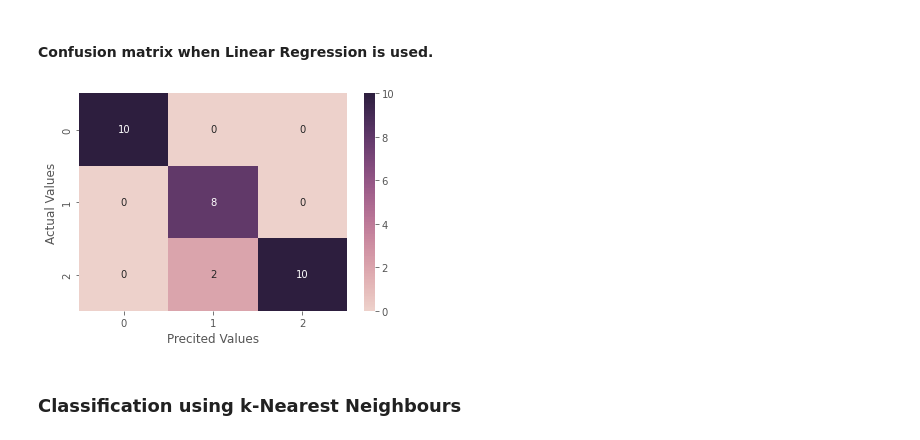
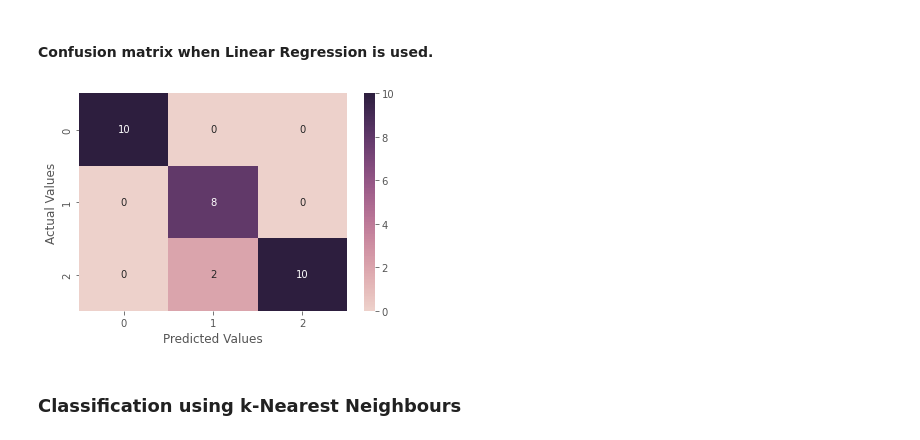
Before and after one commit to yash9904/Classification-with-sklearn, a Jupyter notebook: iris.ipynb, the cells around one changed output. Drawn from its saved outputs; the diff is of its cells as text; code cells hidden in the pictures.

```diff
--- a/iris.ipynb
+++ b/iris.ipynb
@@ -113,11 +114,11 @@ model.score(x_test, y_test)
 # %%
 plt.figure()
 sns.heatmap(confusion_matrix(y_test, pred), cmap = sns.cubehelix_palette(as_cmap=True), annot = True)
 plt.ylabel('Actual Values')
-plt.xlabel('Precited Values')
+plt.xlabel('Predicted Values')
 plt.show()
 # %% [output]
-[figure, old version]
+[figure, new version]
 # %% [markdown]
 ### Classification using k-Nearest Neighbours
 # %% [markdown]
```
Also changed, not shown: parts of 2 cells of this notebook.
